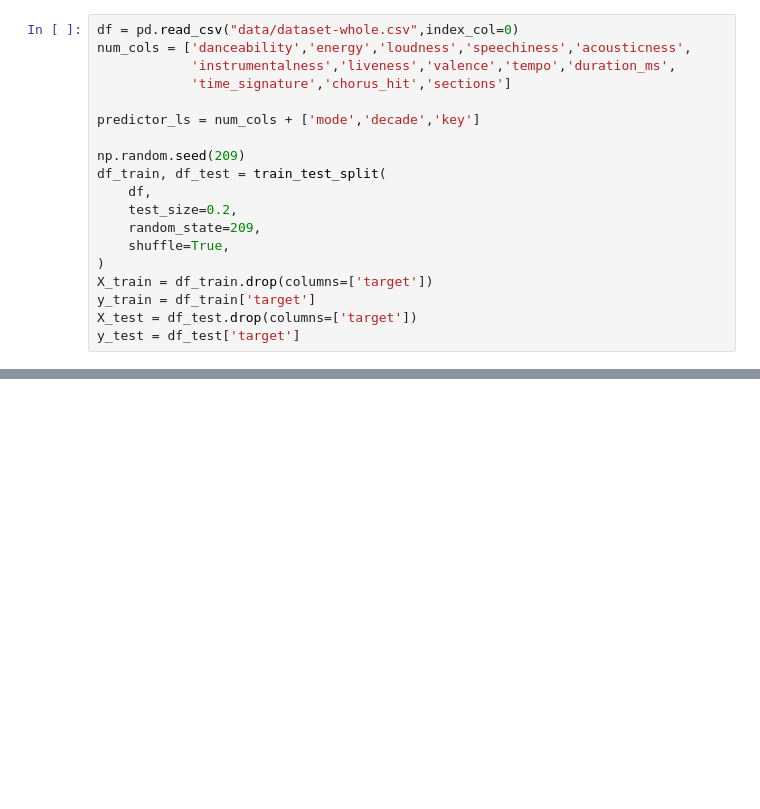
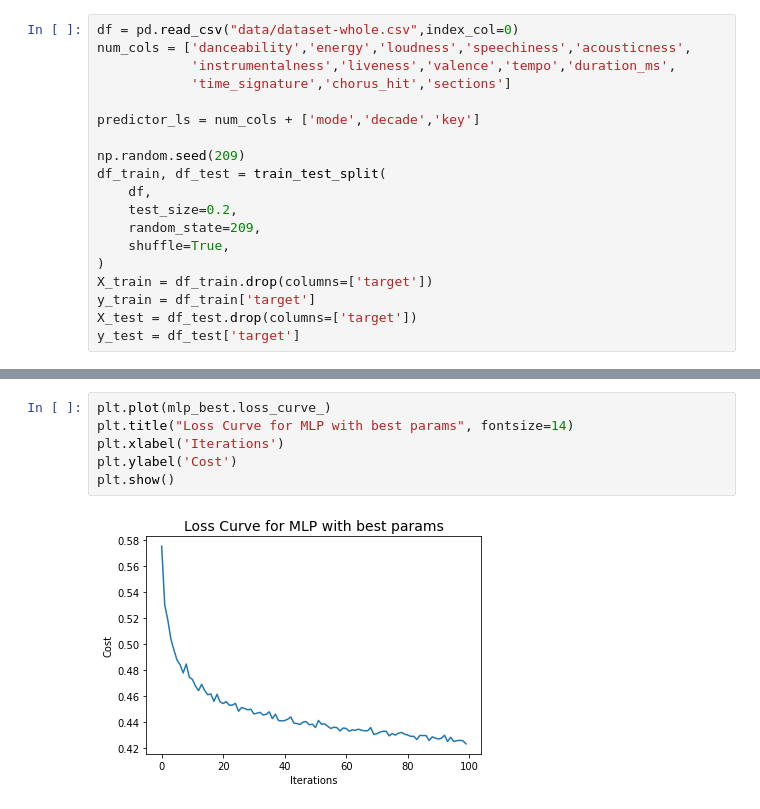
Before and after one commit to miaowu128/Spotify_Song_Hit_Prediction, a Jupyter notebook: mlp_results.ipynb, the cells around one changed output, grey strips where cells are left out. Cells and saved outputs as stored; diff of their text form; blank space fills up the shorter version.

```diff
--- a/mlp_results.ipynb
+++ b/mlp_results.ipynb
@@ -51,0 +179,8 @@ X_train_std
+# %%
+plt.plot(mlp_best.loss_curve_)
+plt.title("Loss Curve for MLP with best params", fontsize=14)
+plt.xlabel('Iterations')
+plt.ylabel('Cost')
+plt.show()
+# %% [output]
+[figure, added]
```
Also changed, not shown: parts of 16 cells of this notebook.
